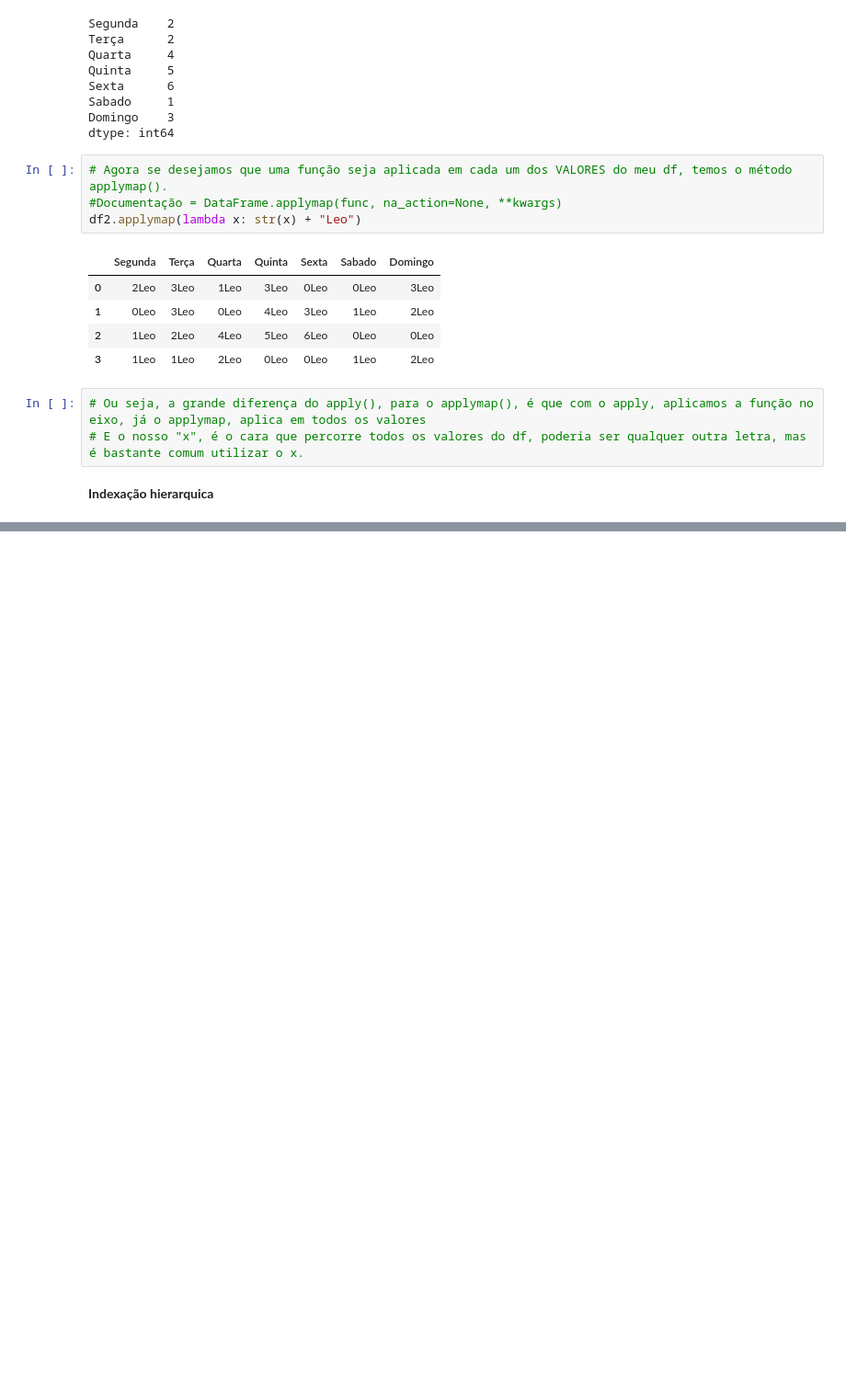
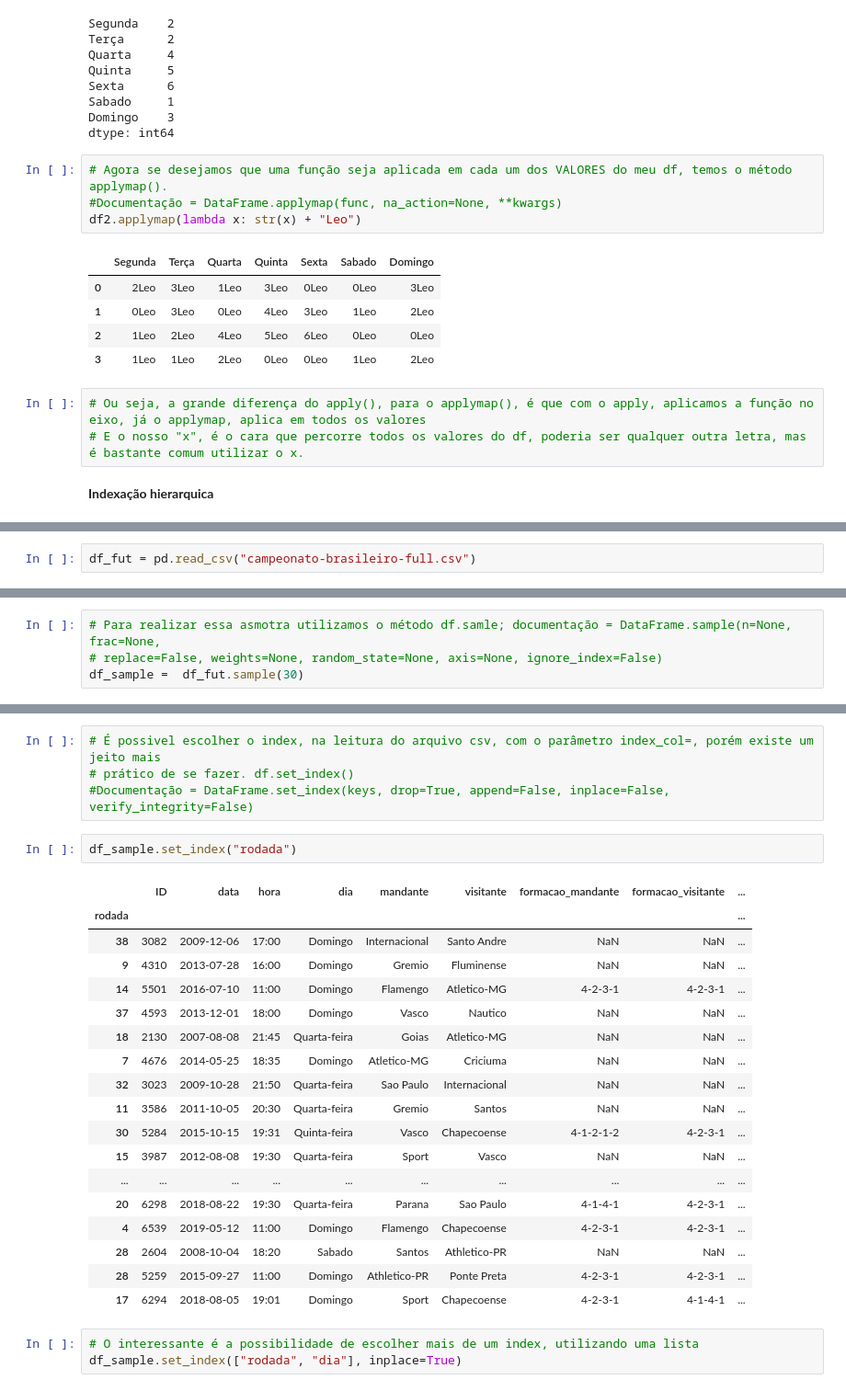
Before and after one commit to LeonardoHyppolito/Estudos, a Jupyter notebook: Analise_com_pandas_2.ipynb, the cells around one changed output, grey strips where cells are left out. Shown at 92% size. Drawn from its saved outputs; the diff is of its cells as text; blank space fills up the shorter version.

```diff
--- a/Analise_com_pandas_2.ipynb
+++ b/Analise_com_pandas_2.ipynb
@@ -122,0 +125,2 @@ df2.applymap(lambda x: str(x) + "Leo")
+# %%
+df_fut = pd.read_csv("campeonato-brasileiro-full.csv")
@@ -122,0 +139,4 @@ df2.applymap(lambda x: str(x) + "Leo")
+# %%
+# Para realizar essa asmotra utilizamos o método df.samle; documentação = DataFrame.sample(n=None, frac=None,
+# replace=False, weights=None, random_state=None, axis=None, ignore_index=False)
+df_sample =  df_fut.sample(30)
@@ -122,0 +156,28 @@ df2.applymap(lambda x: str(x) + "Leo")
+# %%
+# É possivel escolher o index, na leitura do arquivo csv, com o parâmetro index_col=, porém existe um jeito mais
+# prático de se fazer. df.set_index()
+#Documentação = DataFrame.set_index(keys, drop=True, append=False, inplace=False, verify_integrity=False)
+# %%
+df_sample.set_index("rodada")
+# %% [output]
+|  | ID | data | hora | dia | mandante | visitante | formacao_mandante | formacao_visitante | ... |
+| rodada |  |  |  |  |  |  |  |  | ... |
+| 38 | 3082 | 2009-12-06 | 17:00 | Domingo | Internacional | Santo Andre | NaN | NaN | ... |
+| 9 | 4310 | 2013-07-28 | 16:00 | Domingo | Gremio | Fluminense | NaN | NaN | ... |
+| 14 | 5501 | 2016-07-10 | 11:00 | Domingo | Flamengo | Atletico-MG | 4-2-3-1 | 4-2-3-1 | ... |
+| 37 | 4593 | 2013-12-01 | 18:00 | Domingo | Vasco | Nautico | NaN | NaN | ... |
+| 18 | 2130 | 2007-08-08 | 21:45 | Quarta-feira | Goias | Atletico-MG | NaN | NaN | ... |
+| 7 | 4676 | 2014-05-25 | 18:35 | Domingo | Atletico-MG | Criciuma | NaN | NaN | ... |
+| 32 | 3023 | 2009-10-28 | 21:50 | Quarta-feira | Sao Paulo | Internacional | NaN | NaN | ... |
+| 11 | 3586 | 2011-10-05 | 20:30 | Quarta-feira | Gremio | Santos | NaN | NaN | ... |
+| 30 | 5284 | 2015-10-15 | 19:31 | Quinta-feira | Vasco | Chapecoense | 4-1-2-1-2 | 4-2-3-1 | ... |
+| 15 | 3987 | 2012-08-08 | 19:30 | Quarta-feira | Sport | Vasco | NaN | NaN | ... |
+| ... | ... | ... | ... | ... | ... | ... | ... | ... | ... |
+| 20 | 6298 | 2018-08-22 | 19:30 | Quarta-feira | Parana | Sao Paulo | 4-1-4-1 | 4-2-3-1 | ... |
+| 4 | 6539 | 2019-05-12 | 11:00 | Domingo | Flamengo | Chapecoense | 4-2-3-1 | 4-2-3-1 | ... |
+| 28 | 2604 | 2008-10-04 | 18:20 | Sabado | Santos | Athletico-PR | NaN | NaN | ... |
+| 28 | 5259 | 2015-09-27 | 11:00 | Domingo | Athletico-PR | Ponte Preta | 4-2-3-1 | 4-2-3-1 | ... |
+| 17 | 6294 | 2018-08-05 | 19:01 | Domingo | Sport | Chapecoense | 4-2-3-1 | 4-1-4-1 | ... |
+# %%
+# O interessante é a possibilidade de escolher mais de um index, utilizando uma lista
+df_sample.set_index(["rodada", "dia"], inplace=True)
```
Also changed, not shown: parts of 24 cells of this notebook.
